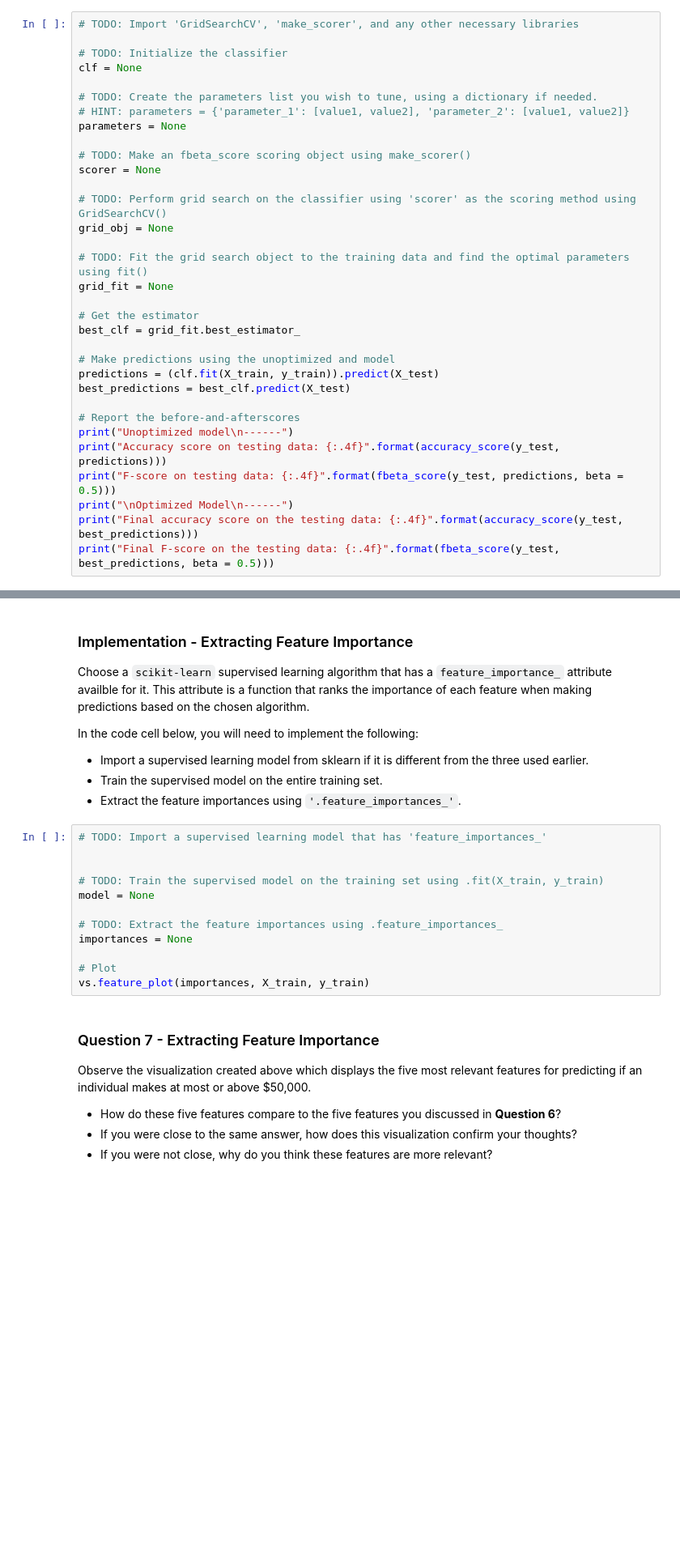
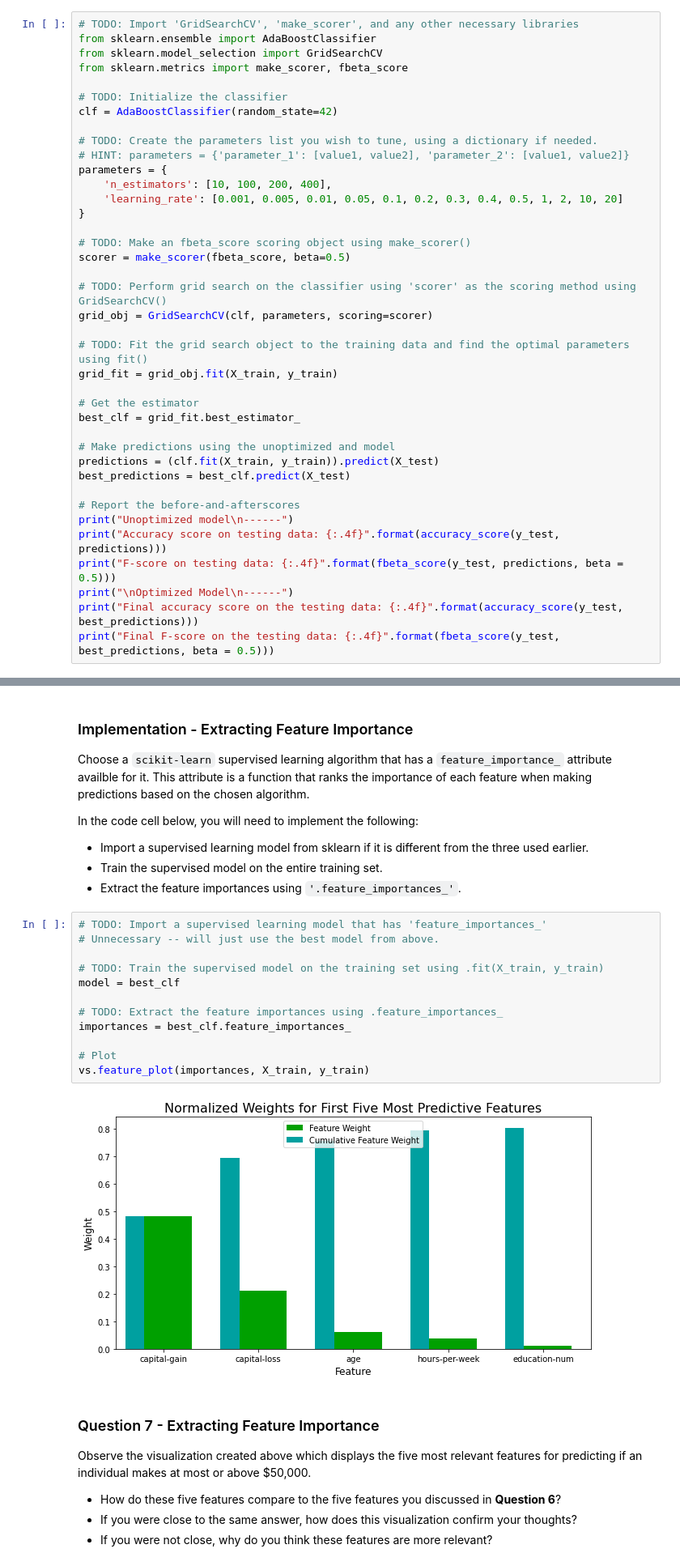
Before and after one commit to dendrenn/cd0025-supervised-learning, a Jupyter notebook: starter/finding_donors.ipynb, the cells around one changed output, grey strips where cells are left out. Shown at 81% size. Cells and saved outputs as stored; diff of their text form; blank space fills up the shorter version.

```diff
--- a/starter/finding_donors.ipynb
+++ b/starter/finding_donors.ipynb
@@ -421,22 +479,28 @@ Fine tune the chosen model. Use grid search (`GridSearchCV`) with at least one i
 **Note:** Depending on the algorithm chosen and the parameter list, the following implementation may take some time to run!
 # %%
 # TODO: Import 'GridSearchCV', 'make_scorer', and any other necessary libraries
+from sklearn.ensemble import AdaBoostClassifier
+from sklearn.model_selection import GridSearchCV
+from sklearn.metrics import make_scorer, fbeta_score
 
 # TODO: Initialize the classifier
-clf = None
+clf = AdaBoostClassifier(random_state=42)
 
 # TODO: Create the parameters list you wish to tune, using a dictionary if needed.
 # HINT: parameters = {'parameter_1': [value1, value2], 'parameter_2': [value1, value2]}
-parameters = None
+parameters = {
+    'n_estimators': [10, 100, 200, 400],
+    'learning_rate': [0.001, 0.005, 0.01, 0.05, 0.1, 0.2, 0.3, 0.4, 0.5, 1, 2, 10, 20]
+}
 
 # TODO: Make an fbeta_score scoring object using make_scorer()
-scorer = None
+scorer = make_scorer(fbeta_score, beta=0.5)
 
 # TODO: Perform grid search on the classifier using 'scorer' as the scoring method using GridSearchCV()
-grid_obj = None
+grid_obj = GridSearchCV(clf, parameters, scoring=scorer)
 
 # TODO: Fit the grid search object to the training data and find the optimal parameters using fit()
-grid_fit = None
+grid_fit = grid_obj.fit(X_train, y_train)
 
 # Get the estimator
 best_clf = grid_fit.best_estimator_
@@ -491,16 +573,18 @@ In the code cell below, you will need to implement the following:
  - Extract the feature importances using `'.feature_importances_'`.
 # %%
 # TODO: Import a supervised learning model that has 'feature_importances_'
-
+# Unnecessary -- will just use the best model from above.
 
 # TODO: Train the supervised model on the training set using .fit(X_train, y_train)
-model = None
+model = best_clf
 
 # TODO: Extract the feature importances using .feature_importances_
-importances = None
+importances = best_clf.feature_importances_
 
 # Plot
 vs.feature_plot(importances, X_train, y_train)
+# %% [output]
+[figure, added]
 # %% [markdown]
 ### Question 7 - Extracting Feature Importance
 
```
Also changed, not shown: parts of 23 cells of this notebook, 1 other file.
